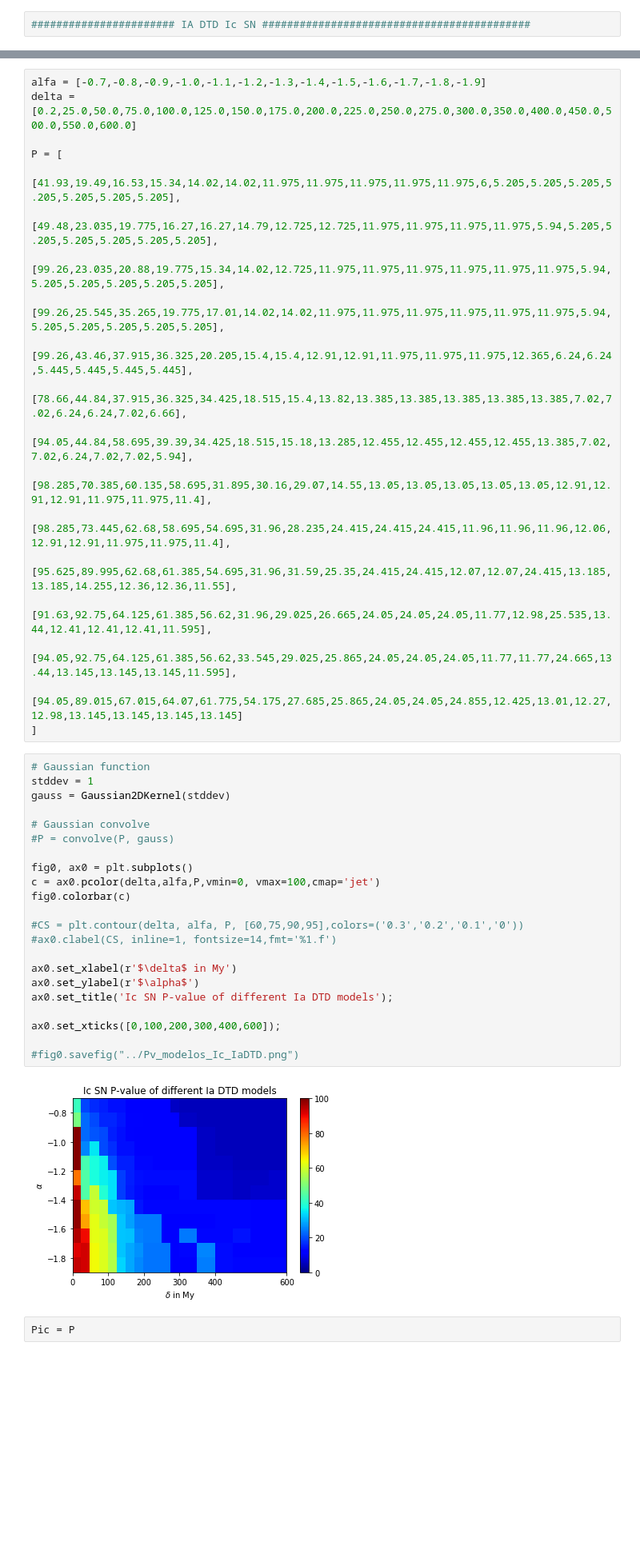
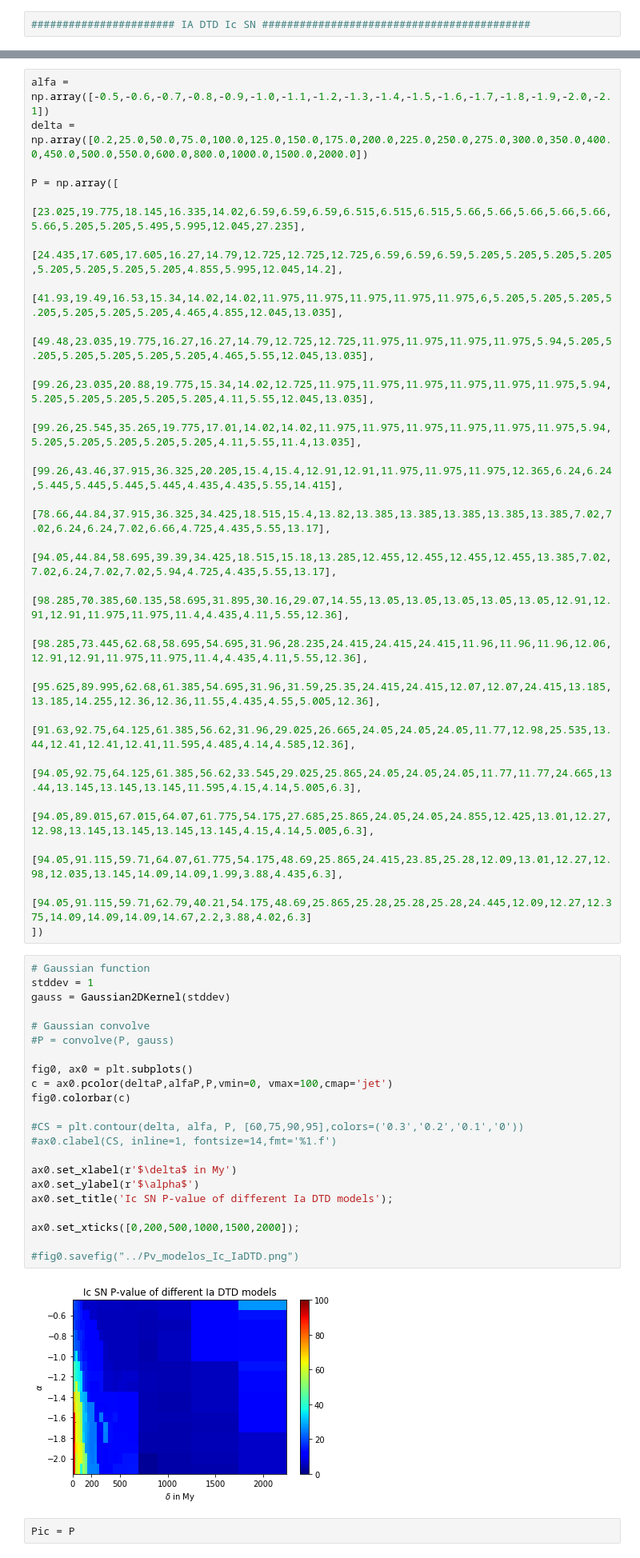
Before and after one commit to AsierCastrillo/Supernovas, a Jupyter notebook: Sacar_Graficas_Estadistica_2.0.ipynb, the cells around one changed output, grey strips where cells are left out. Shown at 80% size. Saved outputs shown, nothing was run; the diff lists cells and outputs as text; blank space fills up the shorter version.

```diff
--- a/Sacar_Graficas_Estadistica_2.0.ipynb
+++ b/Sacar_Graficas_Estadistica_2.0.ipynb
@@ -824,48 +940,52 @@ plt.show()
 # %% [output]
 [figure]
 # %%
-alfa = [-0.7,-0.8,-0.9,-1.0,-1.1,-1.2,-1.3,-1.4,-1.5,-1.6,-1.7,-1.8,-1.9]
-delta = [0.2,25.0,50.0,75.0,100.0,125.0,150.0,175.0,200.0,225.0,250.0,275.0,300.0,350.0,400.0,450.0,500.0,550.0,600.0]
+alfa = np.array([-0.5,-0.6,-0.7,-0.8,-0.9,-1.0,-1.1,-1.2,-1.3,-1.4,-1.5,-1.6,-1.7,-1.8,-1.9,-2.0,-2.1])
+delta = np.array([0.2,25.0,50.0,75.0,100.0,125.0,150.0,175.0,200.0,225.0,250.0,275.0,300.0,350.0,400.0,450.0,500.0,550.0,600.0,800.0,1000.0,1500.0,2000.0])
 
-P = [
-    [41.93,19.49,16.53,15.34,14.02,14.02,11.975,11.975,11.975,11.975,11.975,6,5.205,5.205,5.205,5.205,5.205,5.205,5.205],
-    [49.48,23.035,19.775,16.27,16.27,14.79,12.725,12.725,11.975,11.975,11.975,11.975,5.94,5.205,5.205,5.205,5.205,5.205,5.205],
-    [99.26,23.035,20.88,19.775,15.34,14.02,12.725,11.975,11.975,11.975,11.975,11.975,11.975,5.94,5.205,5.205,5.205,5.205,5.205],
-    [99.26,25.545,35.265,19.775,17.01,14.02,14.02,11.975,11.975,11.975,11.975,11.975,11.975,5.94,5.205,5.205,5.205,5.205,5.205],
-    [99.26,43.46,37.915,36.325,20.205,15.4,15.4,12.91,12.91,11.975,11.975,11.975,12.365,6.24,6.24,5.445,5.445,5.445,5.445],
-    [78.66,44.84,37.915,36.325,34.425,18.515,15.4,13.82,13.385,13.385,13.385,13.385,13.385,7.02,7.02,6.24,6.24,7.02,6.66],
-    [94.05,44.84,58.695,39.39,34.425,18.515,15.18,13.285,12.455,12.455,12.455,12.455,13.385,7.02,7.02,6.24,7.02,7.02,5.94],
-    [98.285,70.385,60.135,58.695,31.895,30.16,29.07,14.55,13.05,13.05,13.05,13.05,13.05,12.91,12.91,12.91,11.975,11.975,11.4],
-    [98.285,73.445,62.68,58.695,54.695,31.96,28.235,24.415,24.415,24.415,11.96,11.96,11.96,12.06,12.91,12.91,11.975,11.975,11.4],
-    [95.625,89.995,62.68,61.385,54.695,31.96,31.59,25.35,24.415,24.415,12.07,12.07,24.415,13.185,13.185,14.255,12.36,12.36,11.55],
-    [91.63,92.75,64.125,61.385,56.62,31.96,29.025,26.665,24.05,24.05,24.05,11.77,12.98,25.535,13.44,12.41,12.41,12.41,11.595],
-    [94.05,92.75,64.125,61.385,56.62,33.545,29.025,25.865,24.05,24.05,24.05,11.77,11.77,24.665,13.44,13.145,13.145,13.145,11.595],
-    [94.05,89.015,67.015,64.07,61.775,54.175,27.685,25.865,24.05,24.05,24.855,12.425,13.01,12.27,12.98,13.145,13.145,13.145,13.145]
-]
+P = np.array([
+    [23.025,19.775,18.145,16.335,14.02,6.59,6.59,6.59,6.515,6.515,6.515,5.66,5.66,5.66,5.66,5.66,5.66,5.205,5.205,5.495,5.995,12.045,27.235],
+    [24.435,17.605,17.605,16.27,14.79,12.725,12.725,12.725,6.59,6.59,6.59,5.205,5.205,5.205,5.205,5.205,5.205,5.205,5.205,4.855,5.995,12.045,14.2],
+    [41.93,19.49,16.53,15.34,14.02,14.02,11.975,11.975,11.975,11.975,11.975,6,5.205,5.205,5.205,5.205,5.205,5.205,5.205,4.465,4.855,12.045,13.035],
+    [49.48,23.035,19.775,16.27,16.27,14.79,12.725,12.725,11.975,11.975,11.975,11.975,5.94,5.205,5.205,5.205,5.205,5.205,5.205,4.465,5.55,12.045,13.035],
+    [99.26,23.035,20.88,19.775,15.34,14.02,12.725,11.975,11.975,11.975,11.975,11.975,11.975,5.94,5.205,5.205,5.205,5.205,5.205,4.11,5.55,12.045,13.035],
+    [99.26,25.545,35.265,19.775,17.01,14.02,14.02,11.975,11.975,11.975,11.975,11.975,11.975,5.94,5.205,5.205,5.205,5.205,5.205,4.11,5.55,11.4,13.035],
+    [99.26,43.46,37.915,36.325,20.205,15.4,15.4,12.91,12.91,11.975,11.975,11.975,12.365,6.24,6.24,5.445,5.445,5.445,5.445,4.435,4.435,5.55,14.415],
+    [78.66,44.84,37.915,36.325,34.425,18.515,15.4,13.82,13.385,13.385,13.385,13.385,13.385,7.02,7.02,6.24,6.24,7.02,6.66,4.725,4.435,5.55,13.17],
+    [94.05,44.84,58.695,39.39,34.425,18.515,15.18,13.285,12.455,12.455,12.455,12.455,13.385,7.02,7.02,6.24,7.02,7.02,5.94,4.725,4.435,5.55,13.17],
+    [98.285,70.385,60.135,58.695,31.895,30.16,29.07,14.55,13.05,13.05,13.05,13.05,13.05,12.91,12.91,12.91,11.975,11.975,11.4,4.435,4.11,5.55,12.36],
+    [98.285,73.445,62.68,58.695,54.695,31.96,28.235,24.415,24.415,24.415,11.96,11.96,11.96,12.06,12.91,12.91,11.975,11.975,11.4,4.435,4.11,5.55,12.36],
+    [95.625,89.995,62.68,61.385,54.695,31.96,31.59,25.35,24.415,24.415,12.07,12.07,24.415,13.185,13.185,14.255,12.36,12.36,11.55,4.435,4.55,5.005,12.36],
+    [91.63,92.75,64.125,61.385,56.62,31.96,29.025,26.665,24.05,24.05,24.05,11.77,12.98,25.535,13.44,12.41,12.41,12.41,11.595,4.485,4.14,4.585,12.36],
+    [94.05,92.75,64.125,61.385,56.62,33.545,29.025,25.865,24.05,24.05,24.05,11.77,11.77,24.665,13.44,13.145,13.145,13.145,11.595,4.15,4.14,5.005,6.3],
+    [94.05,89.015,67.015,64.07,61.775,54.175,27.685,25.865,24.05,24.05,24.855,12.425,13.01,12.27,12.98,13.145,13.145,13.145,13.145,4.15,4.14,5.005,6.3],
+    [94.05,91.115,59.71,64.07,61.775,54.175,48.69,25.865,24.415,23.85,25.28,12.09,13.01,12.27,12.98,12.035,13.145,14.09,14.09,1.99,3.88,4.435,6.3],
+    [94.05,91.115,59.71,62.79,40.21,54.175,48.69,25.865,25.28,25.28,25.28,24.445,12.09,12.27,12.375,14.09,14.09,14.09,14.67,2.2,3.88,4.02,6.3]
+])
 # %%
 # Gaussian function
 stddev = 1
 gauss = Gaussian2DKernel(stddev)
 
 # Gaussian convolve
 #P = convolve(P, gauss)
 
 fig0, ax0 = plt.subplots()
-c = ax0.pcolor(delta,alfa,P,vmin=0, vmax=100,cmap='jet')
+c = ax0.pcolor(deltaP,alfaP,P,vmin=0, vmax=100,cmap='jet')
 fig0.colorbar(c)
 
 #CS = plt.contour(delta, alfa, P, [60,75,90,95],colors=('0.3','0.2','0.1','0'))
 #ax0.clabel(CS, inline=1, fontsize=14,fmt='%1.f')
 
 ax0.set_xlabel(r'$\delta$ in My')
 ax0.set_ylabel(r'$\alpha$')
 ax0.set_title('Ic SN P-value of different Ia DTD models');
 
-ax0.set_xticks([0,100,200,300,400,600]);
+ax0.set_xticks([0,200,500,1000,1500,2000]);
 
 #fig0.savefig("../Pv_modelos_Ic_IaDTD.png")
 # %% [output]
-[figure, old version]
+[figure, new version]
 # %%
 Pic = P
 # %%
```
Also changed, not shown: parts of 22 cells of this notebook.
